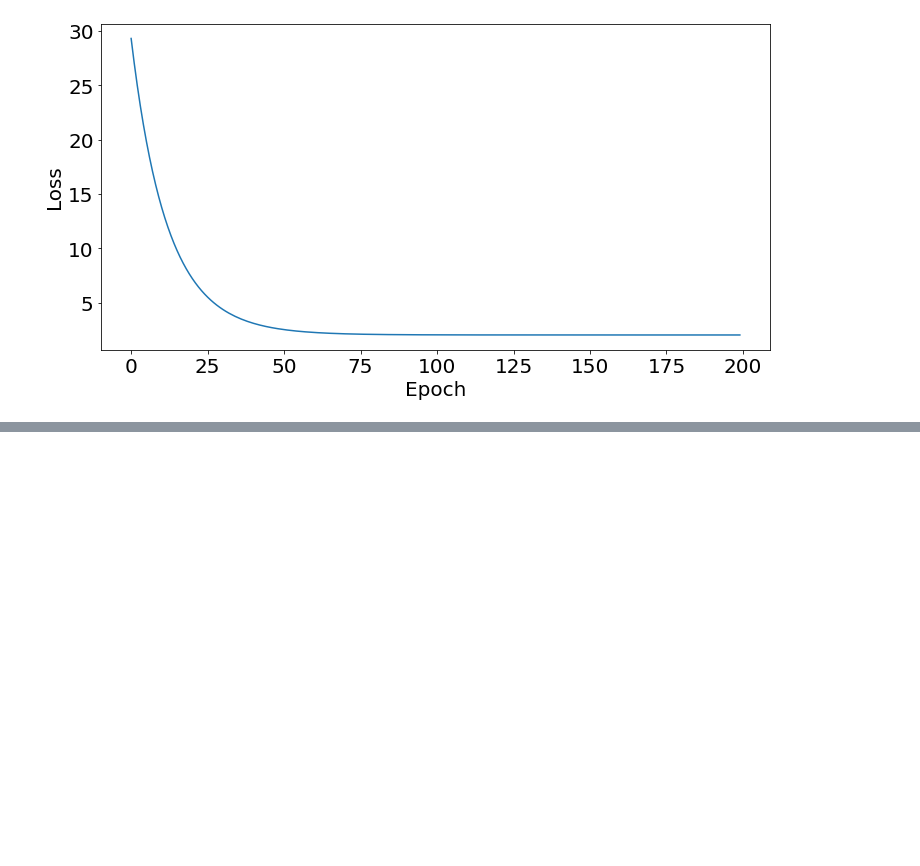
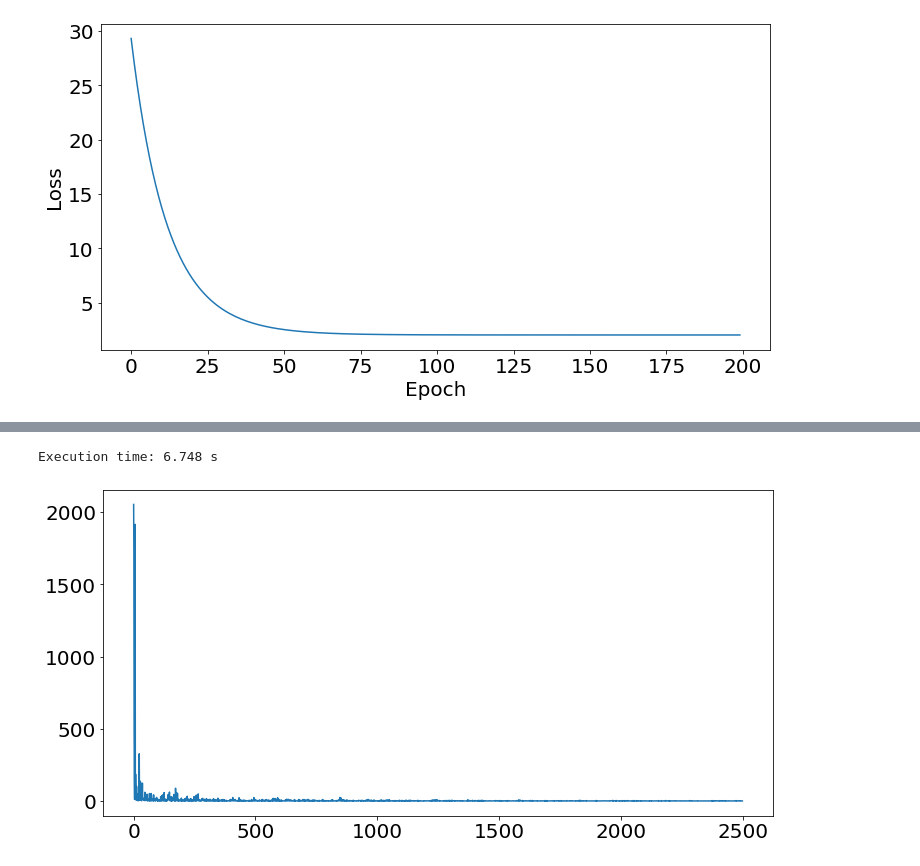
Before and after one commit to radical-collaboration/PaleoSTeHM, a Jupyter notebook: Tutorials/1. Introduction/3. Analysis Choice.ipynb, the cells around one changed output, grey strips where cells are left out. Cells and saved outputs as stored; diff of their text form; code cells hidden in the pictures; blank space fills up the shorter version.

```diff
--- a/Tutorials/1. Introduction/3. Analysis Choice.ipynb
+++ b/Tutorials/1. Introduction/3. Analysis Choice.ipynb
@@ -347,0 +329,33 @@ array([-2.00620561e-06, -1.83821143e-06, -1.79766233e-06, -1.79666975e-06,
+# %%
+from pyro.infer.autoguide import AutoMultivariateNormal, init_to_mean
+from pyro.infer import SVI, Trace_ELBO
+st = time.time()
+pyro.set_rng_seed(12345)
+model = linear_model
+#define the guide to be multivariate normal
+guide = AutoMultivariateNormal(model, init_loc_fn=init_to_mean)
+
+#-------Define parameter model---------
+#you can change the prior distribution here to see how it affects the model!
+intercept_prior = dist.Uniform(-5., 0.)
+coefficient_prior = dist.Uniform(-0.01,0.01)
+
+#-------Train the model---------
+pyro.clear_param_store()
+losses = []
+adam = pyro.optim.Adam({"lr":0.075})
+svi = SVI(model, guide, adam, loss=Trace_ELBO())
+for j in range(2500):
+    # calculate the loss and take a gradient step
+    loss = svi.step(NNC_X,NNC_y,NNC_y_sigma,intercept_prior,coefficient_prior)
+    losses.append(loss/len(NNC_X))
+
+plt.plot(losses)
+et = time.time() # get the end time
+
+# get the execution time
+elapsed_time = et - st
+print('Execution time: {:3.3f} s'.format( elapsed_time))
+# %% [output]
+Execution time: 6.748 s
+[figure, added]
```
Also changed, not shown: parts of 31 cells of this notebook, 4 other files.
